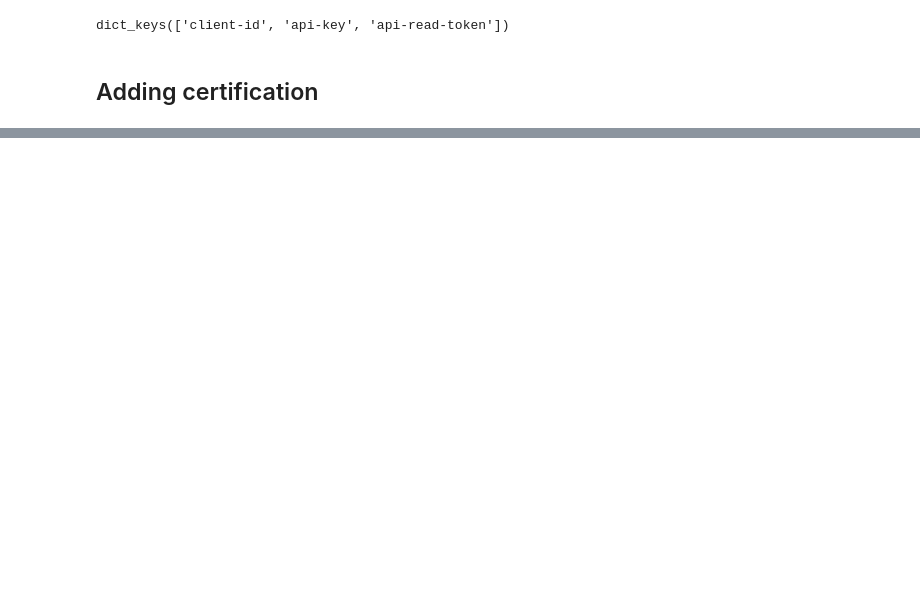
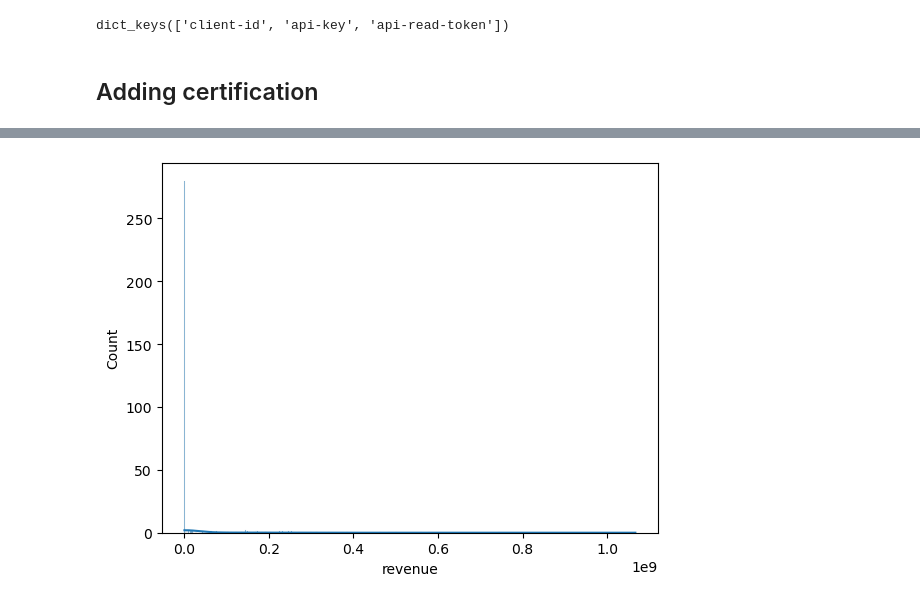
Before and after one commit to 808hanronald/project-2.3, a Jupyter notebook: Project 2.4.ipynb, the cells around one changed output, grey strips where cells are left out. Saved outputs shown, nothing was run; the diff lists cells and outputs as text; code cells hidden in the pictures; blank space fills up the shorter version.

```diff
--- a/Project 2.4.ipynb
+++ b/Project 2.4.ipynb
@@ -187,0 +254,4 @@ Creating Data/tmdb_api_results_2007.json for API results for 2007.
+# %%
+ax=sns.histplot(x=g['revenue'],kde=True)
+# %% [output]
+[figure, added]
```
Also changed, not shown: parts of 10 cells of this notebook, 11 other files.
